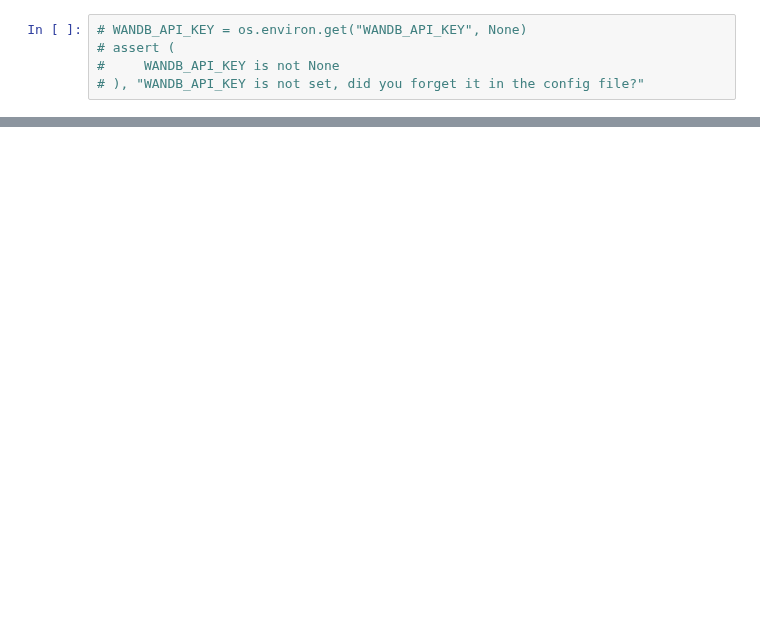
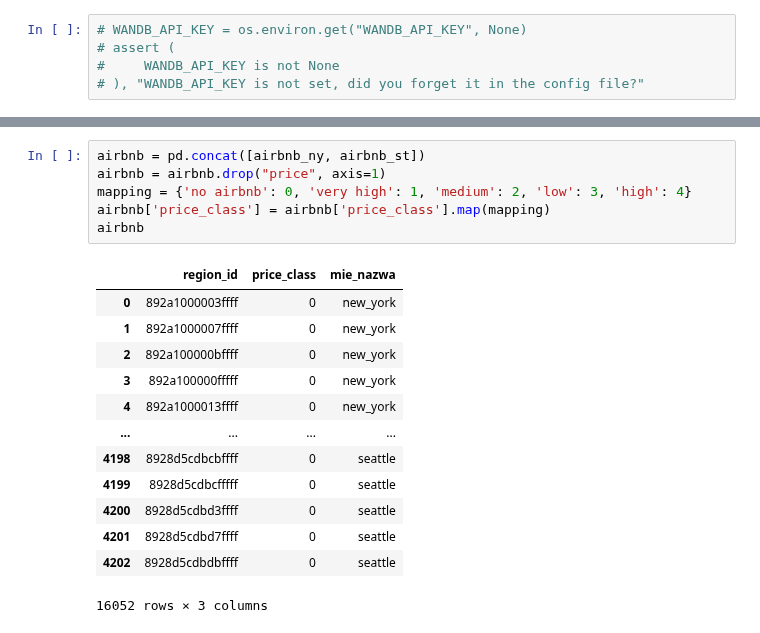
Before and after one commit to StaszekM/gradient, a Jupyter notebook: notebooks/downstream_tasks/airbnb.ipynb, the cells around one changed output, grey strips where cells are left out. Drawn from its saved outputs; the diff is of its cells as text; blank space fills up the shorter version.

```diff
--- a/notebooks/downstream_tasks/airbnb.ipynb
+++ b/notebooks/downstream_tasks/airbnb.ipynb
@@ -90,0 +163,20 @@ DriverError: /home/staszek/mgr/gradient/gradient/data/wypadki-pl/accidents.csv:
+# %%
+airbnb = pd.concat([airbnb_ny, airbnb_st])
+airbnb = airbnb.drop("price", axis=1)
+mapping = {'no airbnb': 0, 'very high': 1, 'medium': 2, 'low': 3, 'high': 4}
+airbnb['price_class'] = airbnb['price_class'].map(mapping)
+airbnb
+# %% [output]
+|  | region_id | price_class | mie_nazwa |
+| 0 | 892a1000003ffff | 0 | new_york |
+| 1 | 892a1000007ffff | 0 | new_york |
+| 2 | 892a100000bffff | 0 | new_york |
+| 3 | 892a100000fffff | 0 | new_york |
+| 4 | 892a1000013ffff | 0 | new_york |
+| ... | ... | ... | ... |
+| 4198 | 8928d5cdbcbffff | 0 | seattle |
+| 4199 | 8928d5cdbcfffff | 0 | seattle |
+| 4200 | 8928d5cdbd3ffff | 0 | seattle |
+| 4201 | 8928d5cdbd7ffff | 0 | seattle |
+| 4202 | 8928d5cdbdbffff | 0 | seattle |
+16052 rows × 3 columns
```
Also changed, not shown: parts of 17 cells of this notebook, 1 other file.
